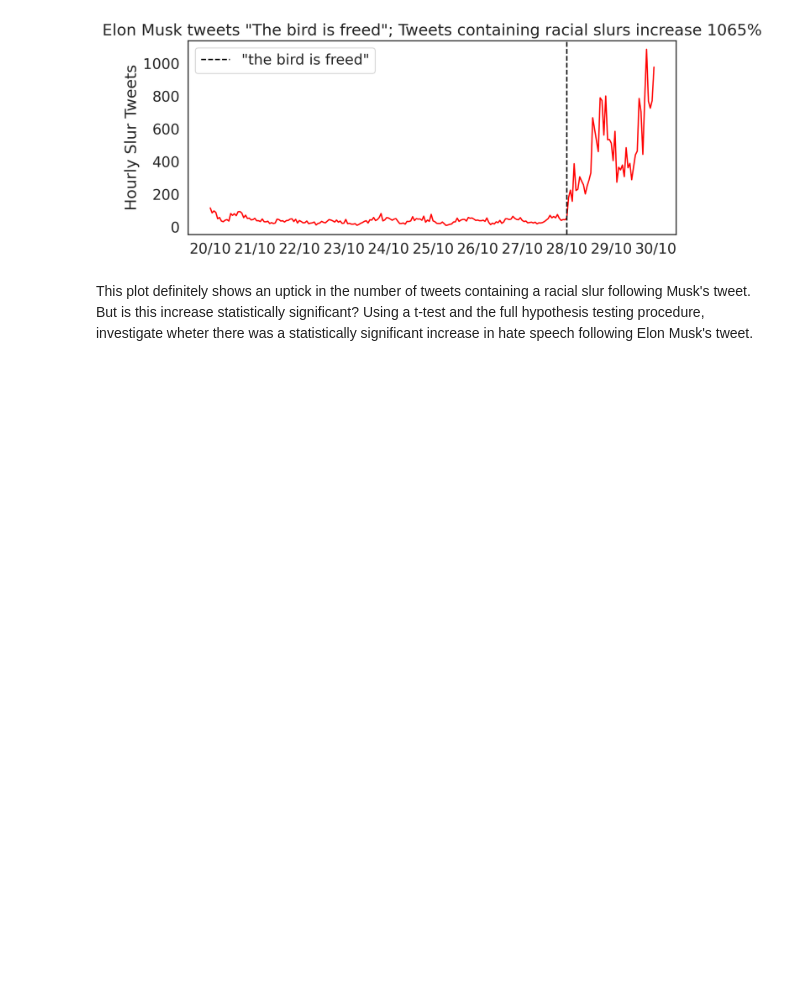
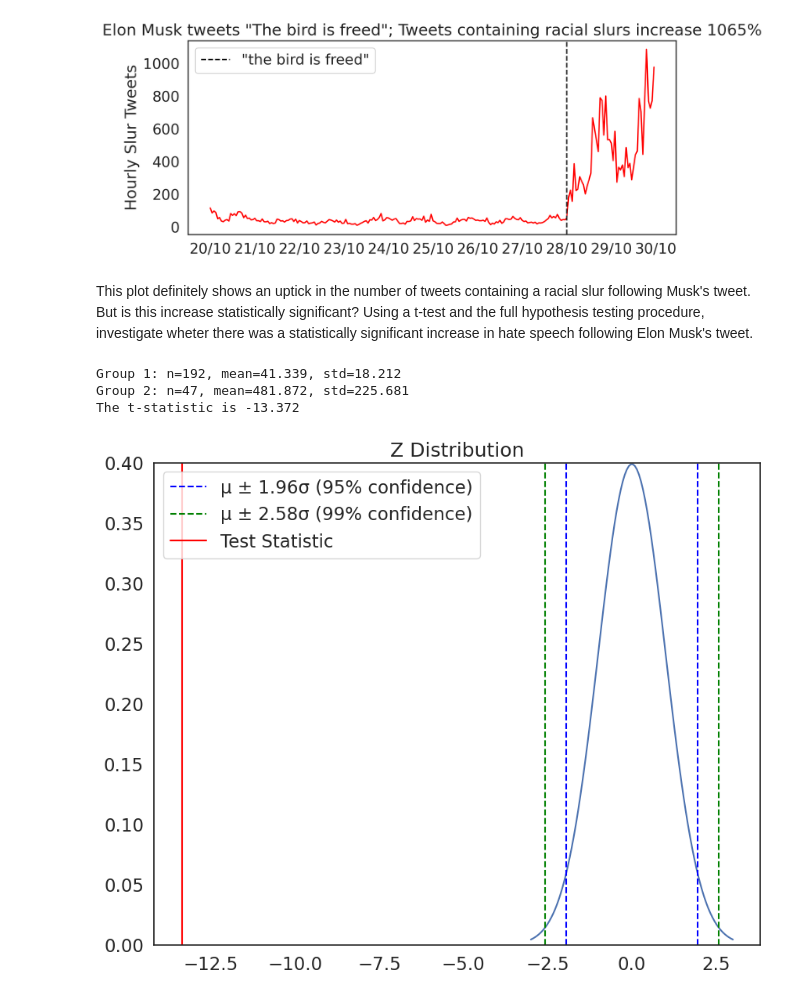
Before and after one commit to lawmianyi/QM2, a Jupyter notebook: notebooks/W07. Hypothesis Testing.ipynb, the cells around one changed output. Cells and saved outputs as stored; diff of their text form; code cells hidden in the pictures; blank space fills up the shorter version.

```diff
--- a/notebooks/W07. Hypothesis Testing.ipynb
+++ b/notebooks/W07. Hypothesis Testing.ipynb
@@ -419,3 +421,23 @@ plt.gca().xaxis.set_major_formatter(mdates.DateFormatter('%d/%m'))
 [figure]
 # %% [markdown]
 This plot definitely shows an uptick in the number of tweets containing a racial slur following Musk's tweet. But is this increase statistically significant? Using a t-test and the full hypothesis testing procedure, investigate wheter there was a statistically significant increase in hate speech following Elon Musk's tweet.
+# %%
+#null hypothesis = there is no difference in the amount of hate speech pre Elon and post Elon
+#alternative hypothesis = there is a difference in the amount of hate speech pre Elon and post Elon
+
+# Define the time periods for pre and post tweets
+pre_tweets = tweets[tweets['hour'] < tweet]['count']
+post_tweets = tweets[tweets['hour'] > tweet]['count']
+
+# Conduct a t-test
+t = manual_ttest(pre_tweets,post_tweets) # run the t-test function and store the t-statistic in a variable called "t"
+
+# Print the results
+plot_z(t)
+
+#We can reject the null hypothesis and accept the alternative hypothesis
+# %% [output]
+Group 1: n=192, mean=41.339, std=18.212
+Group 2: n=47, mean=481.872, std=225.681
+The t-statistic is -13.372
+[figure, added]
```
Also changed, not shown: parts of 10 cells of this notebook.
